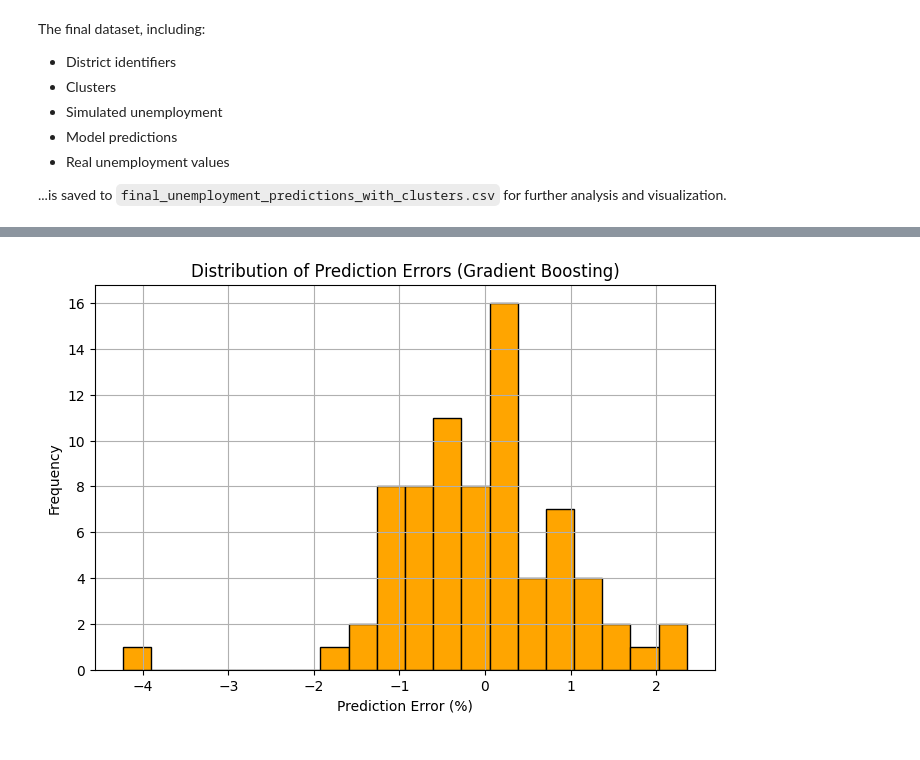
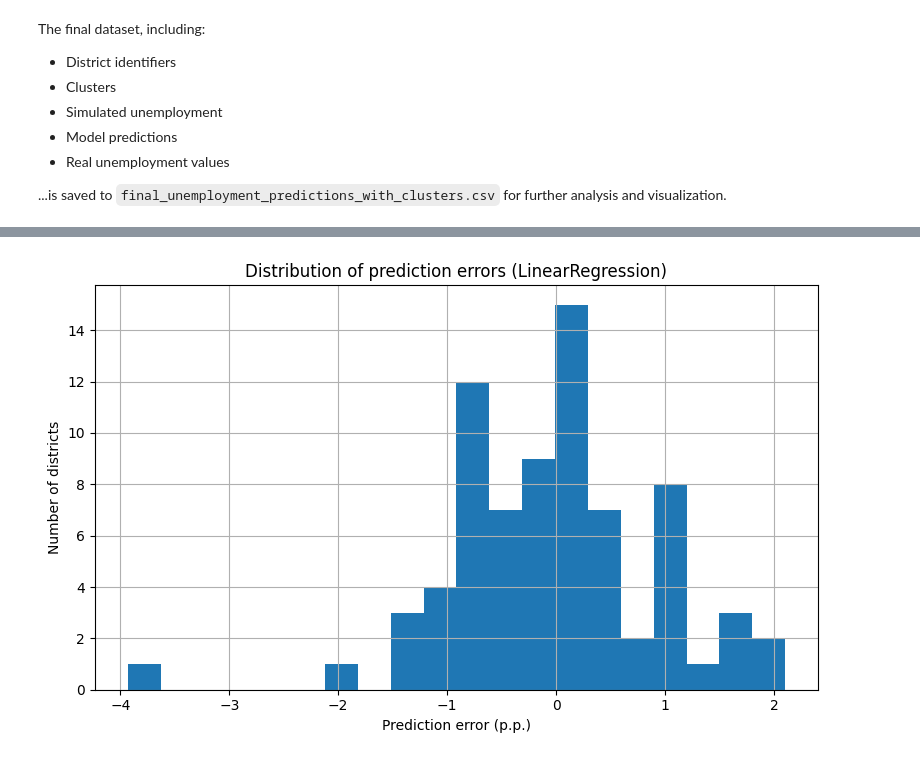
Before and after one commit to LandiCZE/approximation, a Jupyter notebook: unemployment/unemployment.ipynb, the cells around one changed output, grey strips where cells are left out. Cells and saved outputs as stored; diff of their text form; code cells hidden in the pictures.

```diff
--- a/unemployment/unemployment.ipynb
+++ b/unemployment/unemployment.ipynb
@@ -24,9 +26,9 @@ We load three key datasets:
 Normalization and cleaning steps ensure consistent naming conventions across datasets.
 # %%
 # Load data
-df_voting = pd.read_excel("combined_with_kraj_okres.xlsx")
-df_okres_unemployment = pd.read_csv("nezamestnanost.csv")
-df_okres_real = pd.read_csv("Formatted_Okres_Data.csv")
+df_voting = pd.read_excel("DATA/combined_with_kraj_okres.xlsx")
+df_okres_unemployment = pd.read_csv("DATA/nezamestnanost.csv")
+df_okres_real = pd.read_csv("DATA/Formatted_Okres_Data.csv")
 
 # Normalize names
 df_voting["Okres"] = (
@@ -148,6 +150,8 @@ Four supervised regression models are trained on the simulated district-level da
 
 Models learn to map auxiliary features and cluster labels to predicted unemployment rates.
 # %%
+
+
 # Add Cluster as a feature to model
 features = df_clustered.columns.drop([
     "Kraj", "Okres", "Simulated_Unemployment"
@@ -155,10 +159,10 @@ features = df_clustered.columns.drop([
 
 # Train models
 models = {
-    "GradientBoosting": GradientBoostingRegressor(random_state=42),
+    "LinearRegression": LinearRegression(),
+    "DecisionTree": DecisionTreeRegressor(random_state=42),
     "RandomForest": RandomForestRegressor(random_state=42),
-    "AdaBoost": AdaBoostRegressor(random_state=42),
-    "LinearRegression": LinearRegression()
+    "XGBoost": XGBRegressor(random_state=42),
 }
 
 X_train = df_clustered[features]
@@ -277,12 +312,13 @@ plt.show()
 # %%
-errors = df_final["GradientBoosting_Prediction"] - df_final["Real_Unemployment"]
+errors = df_final["LinearRegression_Prediction"] - df_final["Real_Unemployment"]
 
 plt.figure(figsize=(8,5))
-plt.hist(errors, bins=20, color='orange', edgecolor='black')
-plt.xlabel("Prediction Error (%)")
-plt.ylabel("Frequency")
-plt.title("Distribution of Prediction Errors (Gradient Boosting)")
+plt.hist(errors, bins=20)
+plt.xlabel("Prediction error (p.p.)")
+plt.ylabel("Number of districts")
+plt.title("Distribution of prediction errors (LinearRegression)")
 plt.grid(True)
+plt.tight_layout()
 plt.show()
 # %% [output]
-[figure, old version]
+[figure, new version]
```
Also changed, not shown: parts of 7 cells of this notebook, 4 other files.
